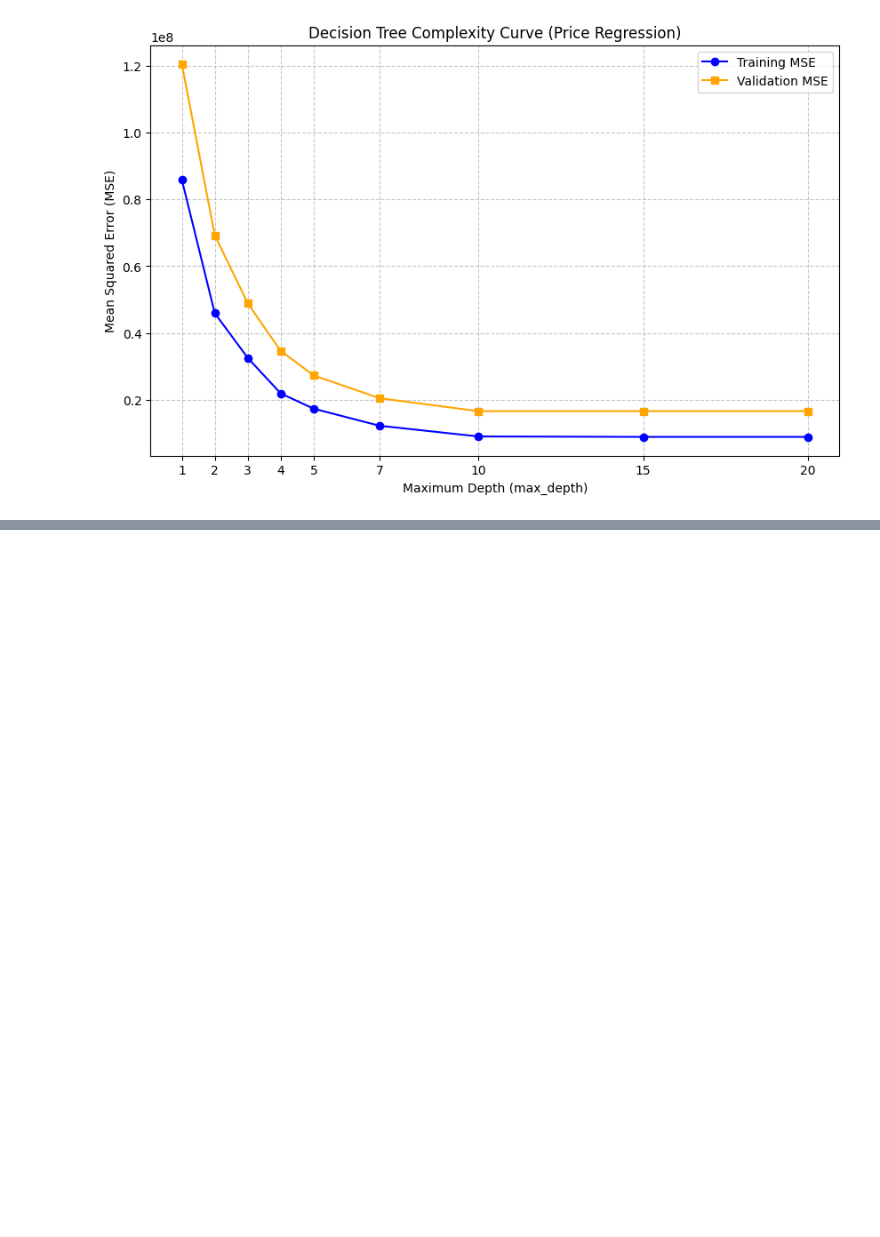
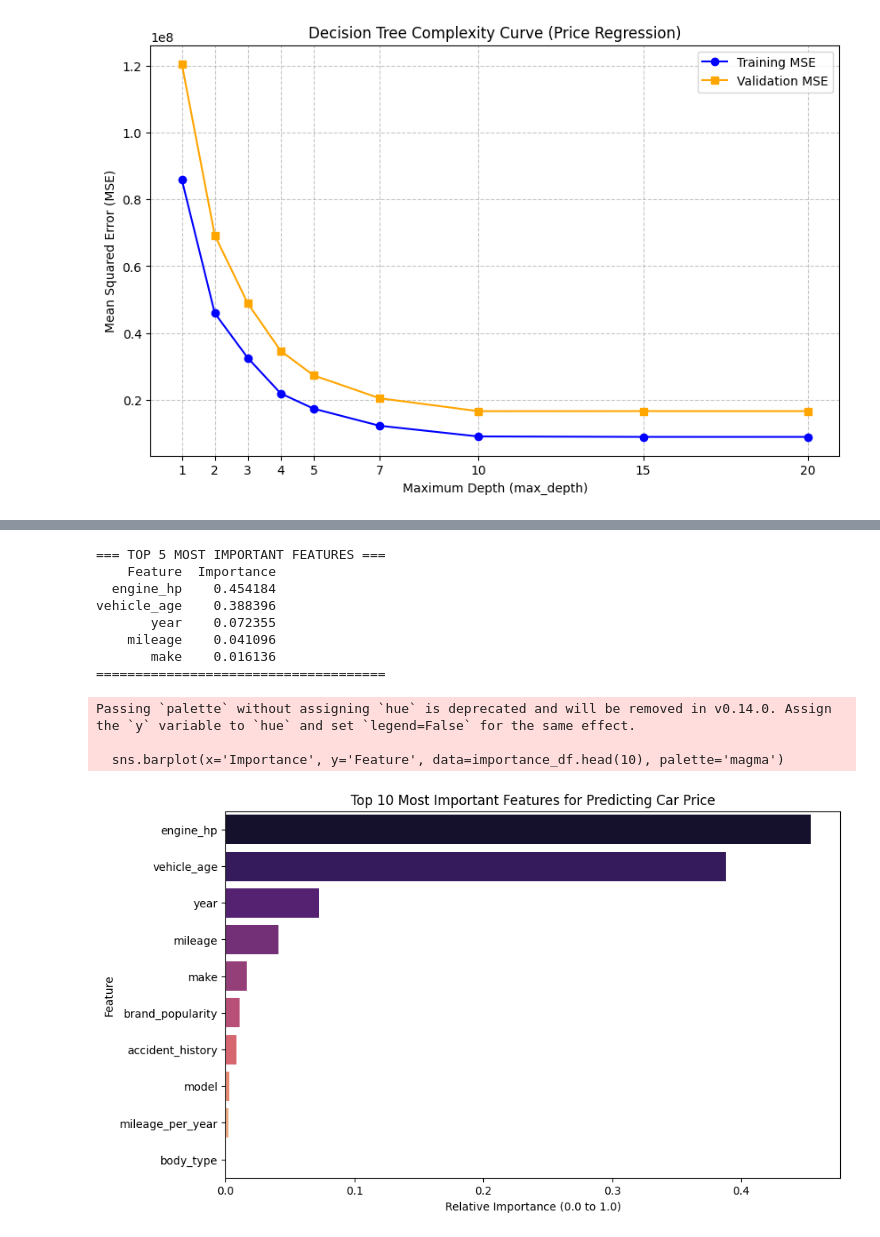
Before and after one commit to lanashmuz/machine_learning_exe1, a Jupyter notebook: Machine Learning Assignment 1.ipynb, the cells around one changed output, grey strips where cells are left out. Cells and saved outputs as stored; diff of their text form; code cells hidden in the pictures; blank space fills up the shorter version.

```diff
--- a/Machine Learning Assignment 1.ipynb
+++ b/Machine Learning Assignment 1.ipynb
@@ -639,0 +839,39 @@ NameError: name 'train_df' is not defined
+# %%
+import pandas as pd
+import matplotlib.pyplot as plt
+import seaborn as sns
+
+# --- 1. Extract Feature Importances ---
+importances = sk_tree.feature_importances_
+
+# --- 2. Create and sort a DataFrame ---
+importance_df = pd.DataFrame({
+    'Feature': features,
+    'Importance': importances
+}).sort_values(by='Importance', ascending=False)
+
+# --- 3. THE FAILSAFE: Print the text directly to the screen ---
+print("=== TOP 5 MOST IMPORTANT FEATURES ===")
+print(importance_df.head(5).to_string(index=False))
+print("=====================================\n")
+
+# --- 4. Try to plot the graph again ---
+plt.figure(figsize=(10, 6))
+sns.barplot(x='Importance', y='Feature', data=importance_df.head(10), palette='magma')
+plt.title('Top 10 Most Important Features for Predicting Car Price')
+plt.xlabel('Relative Importance (0.0 to 1.0)')
+plt.ylabel('Feature')
+plt.show()
+# %% [output]
+=== TOP 5 MOST IMPORTANT FEATURES ===
+    Feature  Importance
+  engine_hp    0.454184
+vehicle_age    0.388396
+       year    0.072355
+    mileage    0.041096
+       make    0.016136
+=====================================
+Passing `palette` without assigning `hue` is deprecated and will be removed in v0.14.0. Assign the `y` variable to `hue` and set `legend=False` for the same effect.
+
+  sns.barplot(x='Importance', y='Feature', data=importance_df.head(10), palette='magma')
+[figure, added]
```
Also changed, not shown: parts of 16 cells of this notebook.
